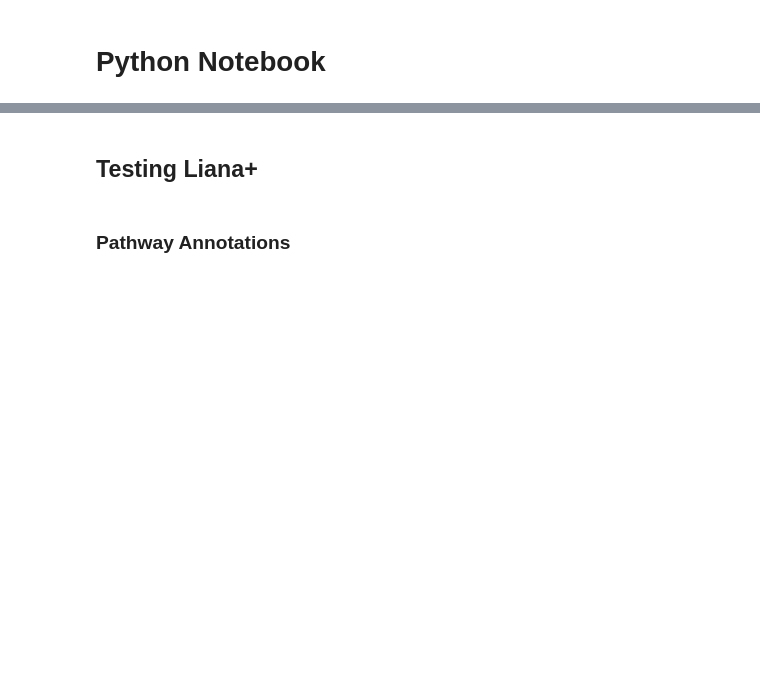
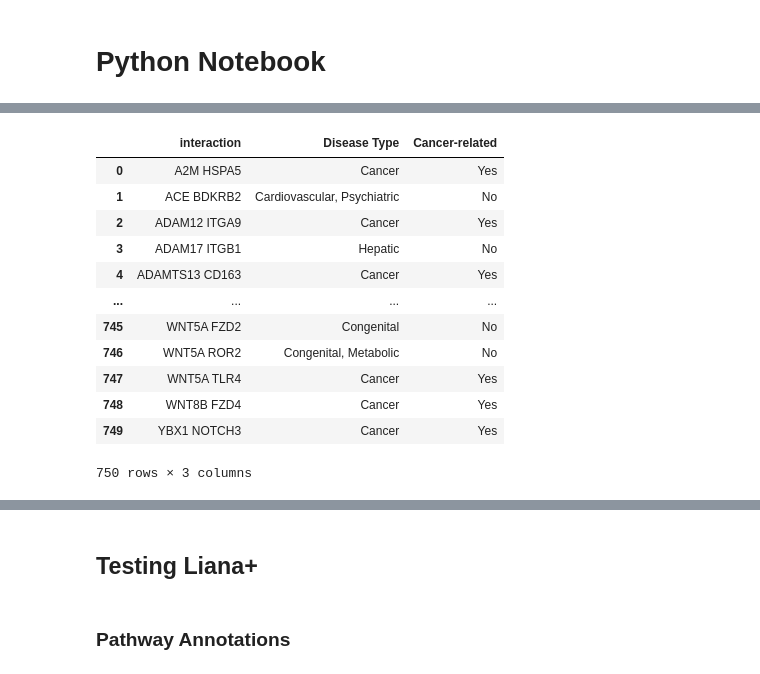
Before and after one commit to bioinfo-YCU/ConnectomeDB, a Jupyter notebook: Python_test.ipynb, the cells around one changed output, grey strips where cells are left out. Cells and saved outputs as stored; diff of their text form; code cells hidden in the pictures; blank space fills up the shorter version.

```diff
--- a/Python_test.ipynb
+++ b/Python_test.ipynb
@@ -5,0 +163,20 @@ NameError: name 'os' is not defined
+# %%
+df = df.groupby('interaction')['Disease Type'].apply(', '.join).reset_index()
+# Create "Cancer-related" column based on whether "Cancers & Neoplasms" is in col2
+df['Cancer-related'] = df['Disease Type'].apply(lambda x: 'Yes' if 'Cancer' in x else 'No')
+disease_df = df[df["interaction"].isin(LR_pairs)]
+disease_df
+# %% [output]
+|  | interaction | Disease Type | Cancer-related |
+| 0 | A2M HSPA5 | Cancer | Yes |
+| 1 | ACE BDKRB2 | Cardiovascular, Psychiatric | No |
+| 2 | ADAM12 ITGA9 | Cancer | Yes |
+| 3 | ADAM17 ITGB1 | Hepatic | No |
+| 4 | ADAMTS13 CD163 | Cancer | Yes |
+| ... | ... | ... | ... |
+| 745 | WNT5A FZD2 | Congenital | No |
+| 746 | WNT5A ROR2 | Congenital, Metabolic | No |
+| 747 | WNT5A TLR4 | Cancer | Yes |
+| 748 | WNT8B FZD4 | Cancer | Yes |
+| 749 | YBX1 NOTCH3 | Cancer | Yes |
+750 rows × 3 columns
```
Also changed, not shown: parts of 15 cells of this notebook, 14 other files.
